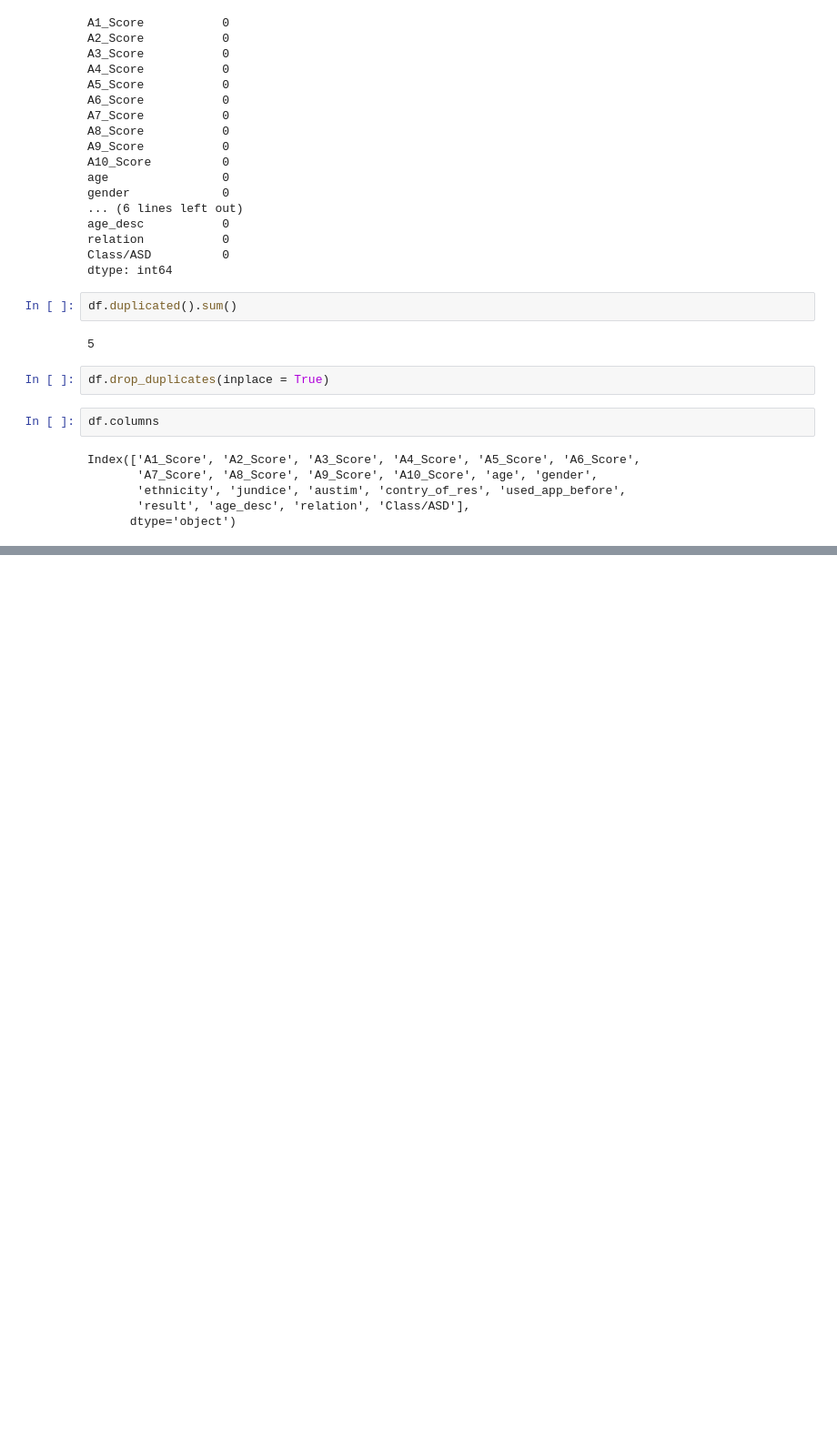
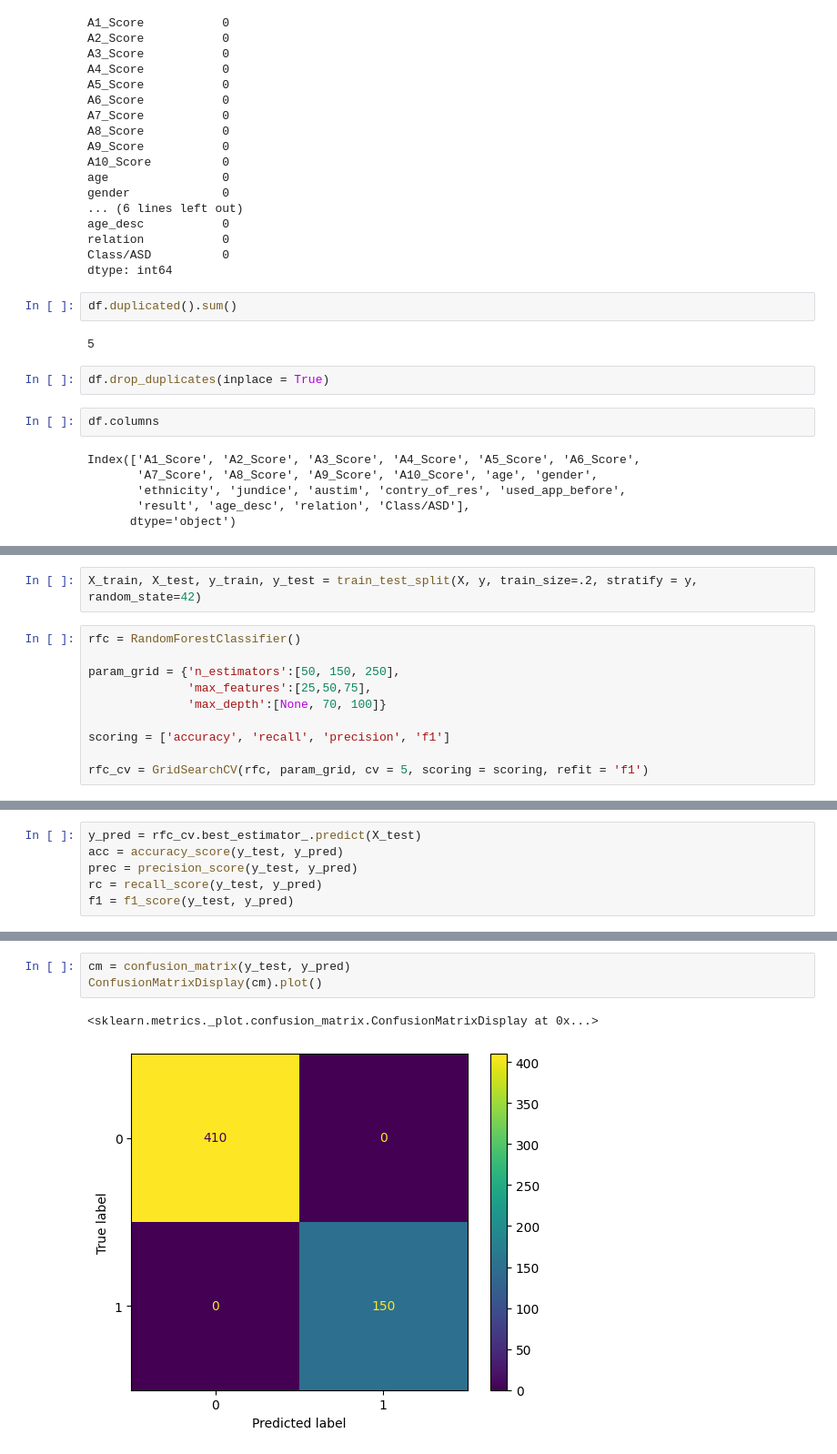
Before and after one commit to ly-daniel/Practice-Projects, a Jupyter notebook: Autism Screening/autism data analysis.ipynb, the cells around one changed output, grey strips where cells are left out. Shown at 91% size. Saved outputs shown, nothing was run; the diff lists cells and outputs as text; blank space fills up the shorter version.

```diff
--- a/Autism Screening/autism data analysis.ipynb
+++ b/Autism Screening/autism data analysis.ipynb
@@ -162,0 +208,12 @@ memory usage: 120.1+ KB
+# %%
+X_train, X_test, y_train, y_test = train_test_split(X, y, train_size=.2, stratify = y, random_state=42)
+# %%
+rfc = RandomForestClassifier()
+
+param_grid = {'n_estimators':[50, 150, 250],
+              'max_features':[25,50,75],
+              'max_depth':[None, 70, 100]}
+
+scoring = ['accuracy', 'recall', 'precision', 'f1']
+
+rfc_cv = GridSearchCV(rfc, param_grid, cv = 5, scoring = scoring, refit = 'f1')
@@ -162,0 +228,6 @@ memory usage: 120.1+ KB
+# %%
+y_pred = rfc_cv.best_estimator_.predict(X_test)
+acc = accuracy_score(y_test, y_pred)
+prec = precision_score(y_test, y_pred)
+rc = recall_score(y_test, y_pred)
+f1 = f1_score(y_test, y_pred)
@@ -162,0 +255,6 @@ memory usage: 120.1+ KB
+# %%
+cm = confusion_matrix(y_test, y_pred)
+ConfusionMatrixDisplay(cm).plot()
+# %% [output]
+<sklearn.metrics._plot.confusion_matrix.ConfusionMatrixDisplay at 0x...>
+[figure, added]
```
Also changed, not shown: parts of 22 cells of this notebook.
